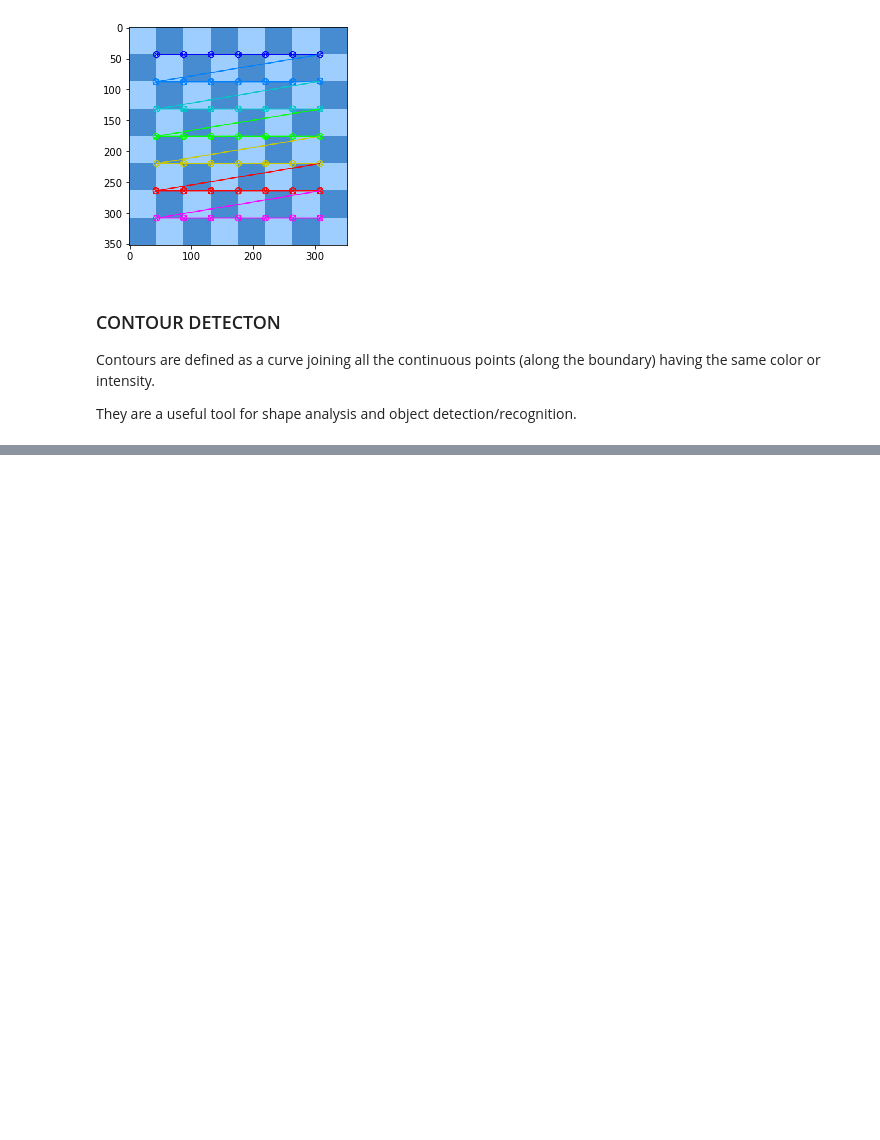
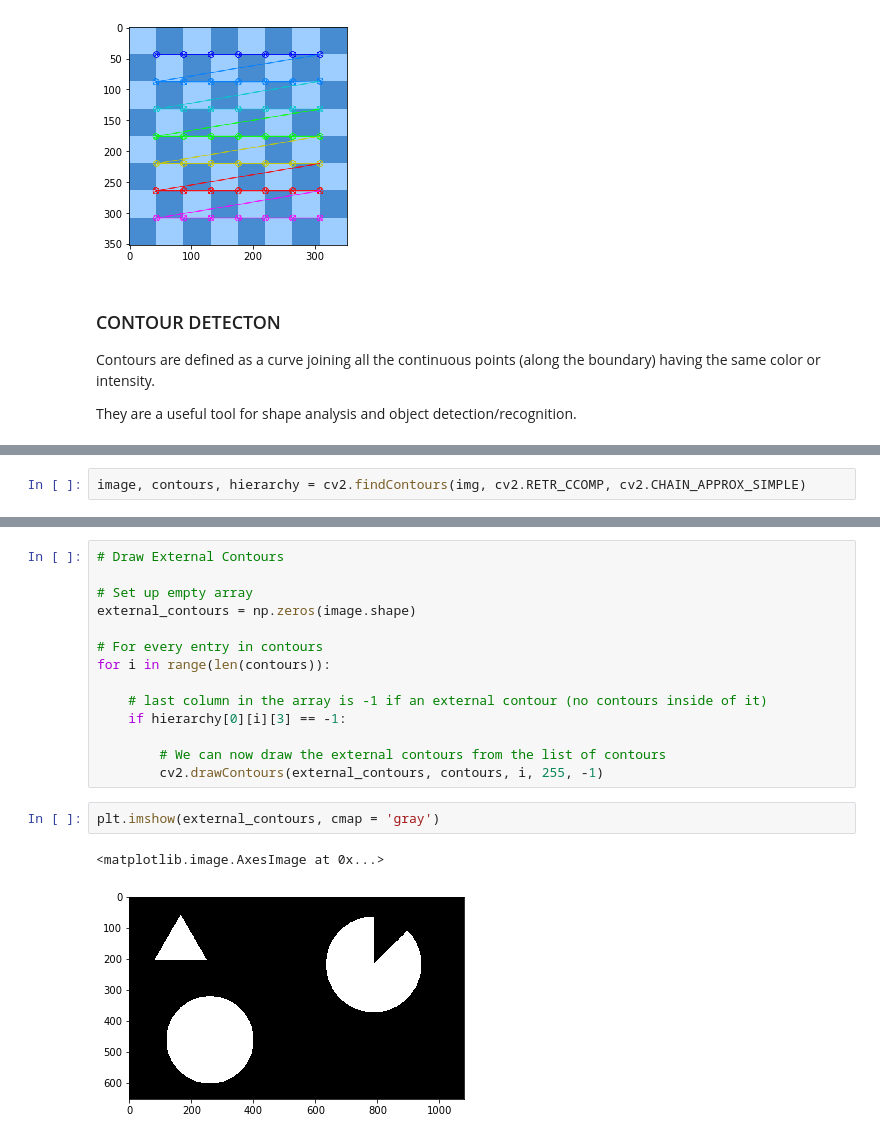
Before and after one commit to sh1fu-X/OpenCV-Basics, a Jupyter notebook: 3-Object_Detection/Grid,ContourDetection.ipynb, the cells around one changed output, grey strips where cells are left out. Drawn from its saved outputs; the diff is of its cells as text; blank space fills up the shorter version.

```diff
--- a/3-Object_Detection/Grid,ContourDetection.ipynb
+++ b/3-Object_Detection/Grid,ContourDetection.ipynb
@@ -64,0 +91,2 @@ They are a useful tool for shape analysis and object detection/recognition.
+# %%
+image, contours, hierarchy = cv2.findContours(img, cv2.RETR_CCOMP, cv2.CHAIN_APPROX_SIMPLE)
@@ -64,0 +129,19 @@ They are a useful tool for shape analysis and object detection/recognition.
+# %%
+# Draw External Contours
+
+# Set up empty array
+external_contours = np.zeros(image.shape)
+
+# For every entry in contours
+for i in range(len(contours)):
+
+    # last column in the array is -1 if an external contour (no contours inside of it)
+    if hierarchy[0][i][3] == -1:
+
+        # We can now draw the external contours from the list of contours
+        cv2.drawContours(external_contours, contours, i, 255, -1)
+# %%
+plt.imshow(external_contours, cmap = 'gray')
+# %% [output]
+<matplotlib.image.AxesImage at 0x...>
+[figure, added]
```
Also changed, not shown: parts of 13 cells of this notebook, 1 other file.
